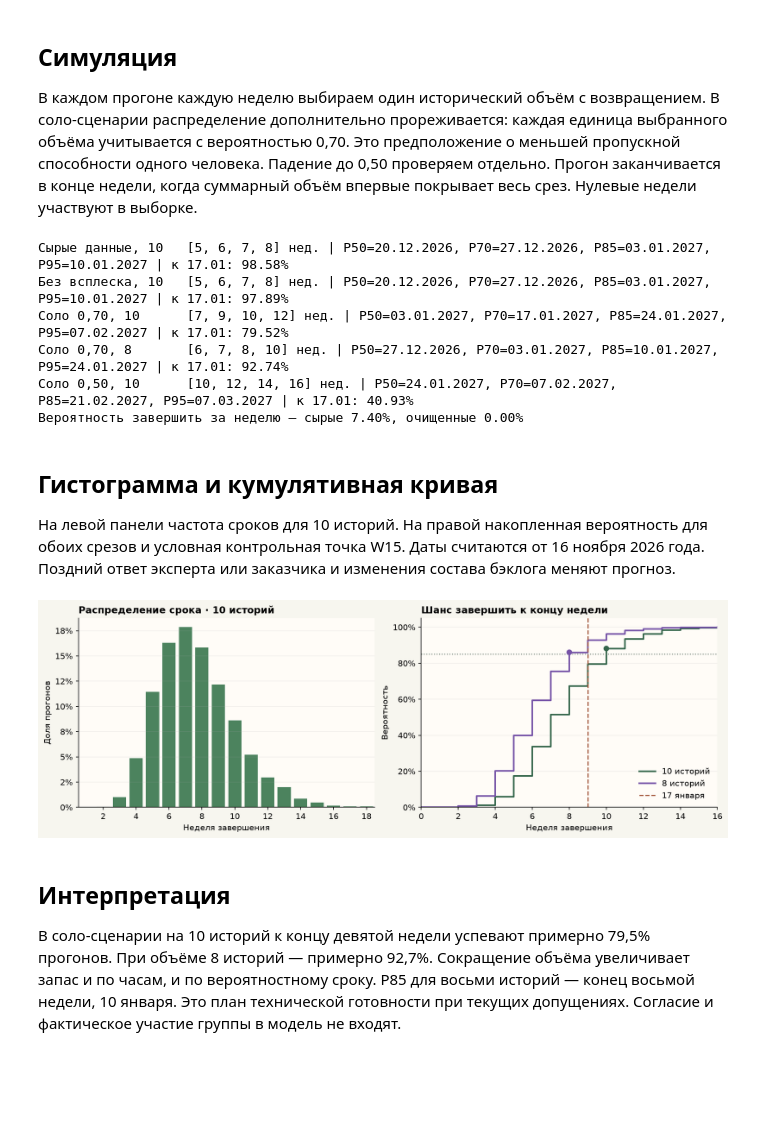
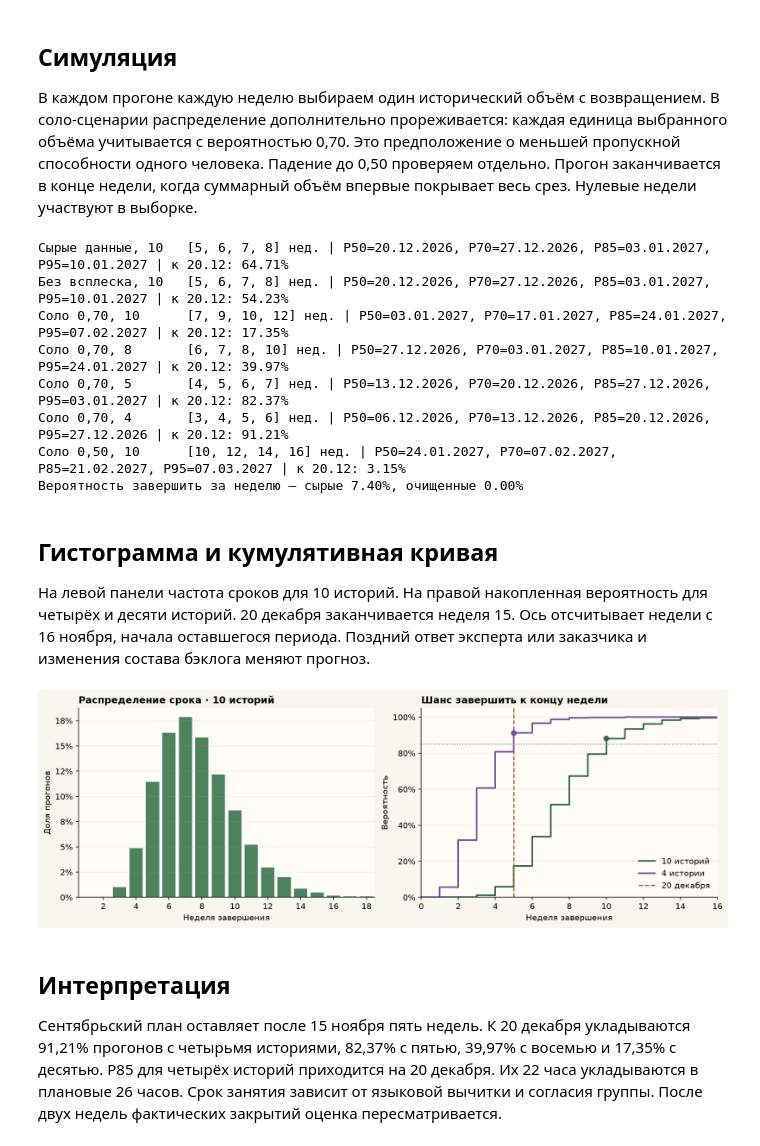
Before and after one commit to Ameke111/til-mix, a Jupyter notebook: course/forecast.ipynb, the cells around one changed output. Cells and saved outputs as stored; diff of their text form; code cells hidden in the pictures; blank space fills up the shorter version.

Commit message:
Set the 15-week September to December schedule

```diff
--- a/course/forecast.ipynb
+++ b/course/forecast.ipynb
@@ -54,7 +54,7 @@ Batch closure dates: {'2026-09-26': 50, '2026-09-27': 89}
 TRIALS = 10_000
 SEED = 6_152_026
 first_week = date(2026, 11, 16)
-review_week = 9
+review_week = 5
 quantiles = (.50, .70, .85, .95)
 
 def simulate(history, total_items, retention, trials=TRIALS, seed=SEED):
@@ -91,6 +91,8 @@ scenarios = {
     "Без всплеска, 10": simulate(clean, 10, 1),
     "Соло 0,70, 10": simulate(clean, 10, .70),
     "Соло 0,70, 8": simulate(clean, 8, .70),
+    "Соло 0,70, 5": simulate(clean, 5, .70),
+    "Соло 0,70, 4": simulate(clean, 4, .70),
     "Соло 0,50, 10": simulate(clean, 10, .50)
 }
 for name, outcomes in scenarios.items():
@@ -101,52 +103,54 @@ print(f"Вероятность завершить за неделю — сыры
 assert all(len(outcomes) == TRIALS for outcomes in scenarios.values())
 assert [percentile(scenarios["Соло 0,70, 10"], q) for q in quantiles] == [7, 9, 10, 12]
 # %% [output]
-Сырые данные, 10   [5, 6, 7, 8] нед. | P50=20.12.2026, P70=27.12.2026, P85=03.01.2027, P95=10.01.2027 | к 17.01: 98.58%
-Без всплеска, 10   [5, 6, 7, 8] нед. | P50=20.12.2026, P70=27.12.2026, P85=03.01.2027, P95=10.01.2027 | к 17.01: 97.89%
-Соло 0,70, 10      [7, 9, 10, 12] нед. | P50=03.01.2027, P70=17.01.2027, P85=24.01.2027, P95=07.02.2027 | к 17.01: 79.52%
-Соло 0,70, 8       [6, 7, 8, 10] нед. | P50=27.12.2026, P70=03.01.2027, P85=10.01.2027, P95=24.01.2027 | к 17.01: 92.74%
-Соло 0,50, 10      [10, 12, 14, 16] нед. | P50=24.01.2027, P70=07.02.2027, P85=21.02.2027, P95=07.03.2027 | к 17.01: 40.93%
+Сырые данные, 10   [5, 6, 7, 8] нед. | P50=20.12.2026, P70=27.12.2026, P85=03.01.2027, P95=10.01.2027 | к 20.12: 64.71%
+Без всплеска, 10   [5, 6, 7, 8] нед. | P50=20.12.2026, P70=27.12.2026, P85=03.01.2027, P95=10.01.2027 | к 20.12: 54.23%
+Соло 0,70, 10      [7, 9, 10, 12] нед. | P50=03.01.2027, P70=17.01.2027, P85=24.01.2027, P95=07.02.2027 | к 20.12: 17.35%
+Соло 0,70, 8       [6, 7, 8, 10] нед. | P50=27.12.2026, P70=03.01.2027, P85=10.01.2027, P95=24.01.2027 | к 20.12: 39.97%
+Соло 0,70, 5       [4, 5, 6, 7] нед. | P50=13.12.2026, P70=20.12.2026, P85=27.12.2026, P95=03.01.2027 | к 20.12: 82.37%
+Соло 0,70, 4       [3, 4, 5, 6] нед. | P50=06.12.2026, P70=13.12.2026, P85=20.12.2026, P95=27.12.2026 | к 20.12: 91.21%
+Соло 0,50, 10      [10, 12, 14, 16] нед. | P50=24.01.2027, P70=07.02.2027, P85=21.02.2027, P95=07.03.2027 | к 20.12: 3.15%
 Вероятность завершить за неделю — сырые 7.40%, очищенные 0.00%
 # %% [markdown]
 ## Гистограмма и кумулятивная кривая
-На левой панели частота сроков для 10 историй. На правой накопленная вероятность для обоих срезов и условная контрольная точка W15. Даты считаются от 16 ноября 2026 года. Поздний ответ эксперта или заказчика и изменения состава бэклога меняют прогноз.
+На левой панели частота сроков для 10 историй. На правой накопленная вероятность для четырёх и десяти историй. 20 декабря заканчивается неделя 15. Ось отсчитывает недели с 16 ноября, начала оставшегося периода. Поздний ответ эксперта или заказчика и изменения состава бэклога меняют прогноз.
 # %%
 import matplotlib.pyplot as plt
 from matplotlib.ticker import PercentFormatter
 
 base = scenarios["Соло 0,70, 10"]
-pilot = scenarios["Соло 0,70, 8"]
+pilot = scenarios["Соло 0,70, 4"]
 fig, (hist_ax, cdf_ax) = plt.subplots(1, 2, figsize=(11.8, 4), layout="constrained")
 fig.patch.set_facecolor("#f7f6ef")
 for ax in (hist_ax, cdf_ax):
     ax.set_facecolor("#fffcf7")
     ax.spines[["top", "right"]].set_visible(False)
     ax.grid(axis="y", alpha=.18)
     ax.set_xlabel("Неделя завершения")
 
 counts = Counter(base)
 weeks = range(1, max(base) + 1)
 hist_ax.bar(weeks, [counts[w] / TRIALS for w in weeks], color="#4c835e", width=.8)
 hist_ax.set_title("Распределение срока · 10 историй", loc="left", fontweight="bold")
 hist_ax.set_ylabel("Доля прогонов")
 hist_ax.yaxis.set_major_formatter(PercentFormatter(1, decimals=0))
 hist_ax.set_xlim(.5, 18.5)
 
-for values, label, mark in [(base, "10 историй", "#35664b"), (pilot, "8 историй", "#7653a7")]:
+for values, label, mark in [(base, "10 историй", "#35664b"), (pilot, "4 истории", "#7653a7")]:
     x = list(range(0, max(base) + 1))
     cdf_ax.step(x, [probability_by(values, w) for w in x], where="post", lw=2, label=label, color=mark)
-cdf_ax.axvline(review_week, color="#a35436", linestyle="--", lw=1.4, label="17 января")
+cdf_ax.axvline(review_week, color="#a35436", linestyle="--", lw=1.4, label="20 декабря")
 cdf_ax.axhline(.85, color="#718175", linestyle=":", lw=1.2)
-cdf_ax.scatter([8, 10], [probability_by(pilot, 8), probability_by(base, 10)], color=["#7653a7", "#35664b"], zorder=5)
+cdf_ax.scatter([5, 10], [probability_by(pilot, 5), probability_by(base, 10)], color=["#7653a7", "#35664b"], zorder=5)
 cdf_ax.set_title("Шанс завершить к концу недели", loc="left", fontweight="bold")
 cdf_ax.set_ylabel("Вероятность")
 cdf_ax.yaxis.set_major_formatter(PercentFormatter(1, decimals=0))
 cdf_ax.set_xlim(0, 16)
 cdf_ax.set_ylim(0, 1.05)
 cdf_ax.legend(loc="lower right", frameon=False)
 plt.show()
 # %% [output]
-[figure, old version]
+[figure, new version]
 # %% [markdown]
 ## Интерпретация
-В соло-сценарии на 10 историй к концу девятой недели успевают примерно 79,5% прогонов. При объёме 8 историй — примерно 92,7%. Сокращение объёма увеличивает запас и по часам, и по вероятностному сроку. P85 для восьми историй — конец восьмой недели, 10 января. Это план технической готовности при текущих допущениях. Согласие и фактическое участие группы в модель не входят.
+Сентябрьский план оставляет после 15 ноября пять недель. К 20 декабря укладываются 91,21% прогонов с четырьмя историями, 82,37% с пятью, 39,97% с восемью и 17,35% с десятью. P85 для четырёх историй приходится на 20 декабря. Их 22 часа укладываются в плановые 26 часов. Срок занятия зависит от языковой вычитки и согласия группы. После двух недель фактических закрытий оценка пересматривается.
```
Also changed, not shown: parts of 1 cell of this notebook, 8 other files.
